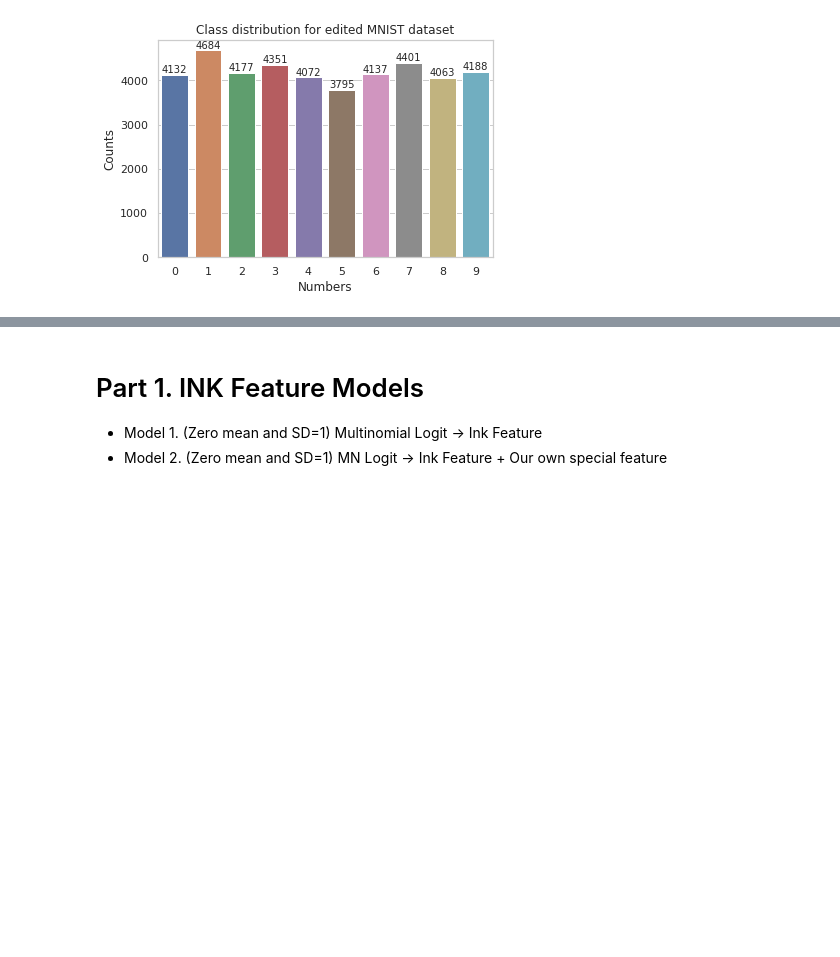
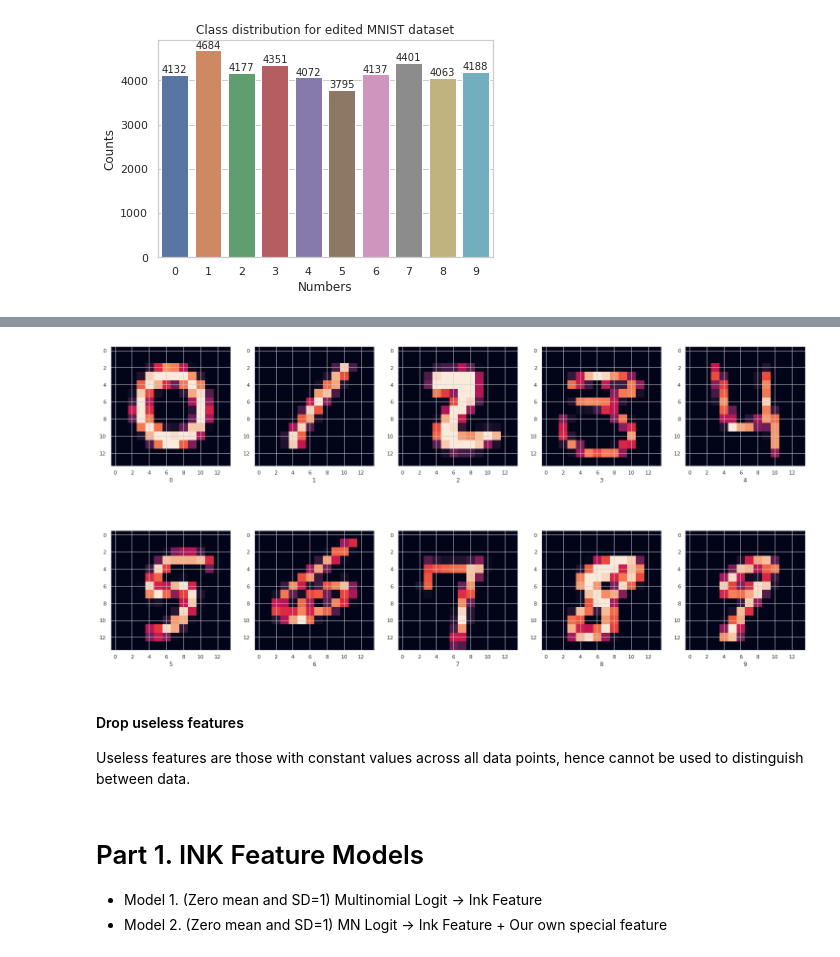
Before and after one commit to gusluchetti/uu-pattern-recognition, a Jupyter notebook: pr_data_analysis.ipynb, the cells around one changed output, grey strips where cells are left out. Drawn from its saved outputs; the diff is of its cells as text; code cells hidden in the pictures; blank space fills up the shorter version.

Commit message:
feat: finished number plot

```diff
--- a/pr_data_analysis.ipynb
+++ b/pr_data_analysis.ipynb
@@ -49,15 +44,14 @@ def print_one_from_each(digits, img_size):
+# %%
+# randomly print one number from each class
+def print_one_from_each(digits, img_size):
+    fig = plt.figure(figsize=(26,13))
+    cols, rows = 5, 2
+    for i in range(1, (cols*rows)+1):
+        fig.add_subplot(rows, cols, i)
+        index = np.where(labels == i-1)[0][0]
+        plt.imshow(digits[index].reshape(img_size, img_size))
+        plt.xlabel(str(labels[index]))
+    plt.show()
 # %% [markdown]
 # Data Exploration / Pre-Processing
 Exploring data and plotting cool stuff
-# %%
-img_size = 28
-fig = plt.figure(figsize=(26,13))
-columns = 5
-rows = 2
-
-for i in range(1, columns*rows +1):
-    fig.add_subplot(rows, columns, i)
-    random_index = random.randrange(0, len(digits))
-    plt.imshow(digits[random_index].reshape(img_size, img_size))
-    plt.xlabel(str(labels[random_index]))
-plt.show()
@@ -91,15 +67,0 @@ for i, d in enumerate(digits):
-# %%
-# Visually sampling the data
-
-img_size = 14
-columns = 5
-rows = 2
-fig = plt.figure(figsize=(26,13))
-
-for i in range(1, columns*rows +1):
-    fig.add_subplot(rows, columns, i)
-    random_index = random.randrange(0, len(digitsResized))
-    plt.imshow(digitsResized[random_index].reshape(img_size, img_size))
-    plt.xlabel(str(labels[random_index]))
-
-plt.show()
@@ -133,0 +82,9 @@ digitsResizedFiltered = digitsResized[:, usefulCols_digitsResized]     # DATA: d
+# %%
+# visually sampling the resized data
+print_one_from_each(digitsResized, 14)
+# %% [output]
+[figure, added]
+# %% [markdown]
+#### Drop useless features
+
+Useless features are those with constant values across all data points, hence cannot be used to distinguish between data.
```
Also changed, not shown: parts of 29 cells of this notebook, 1 other file.
